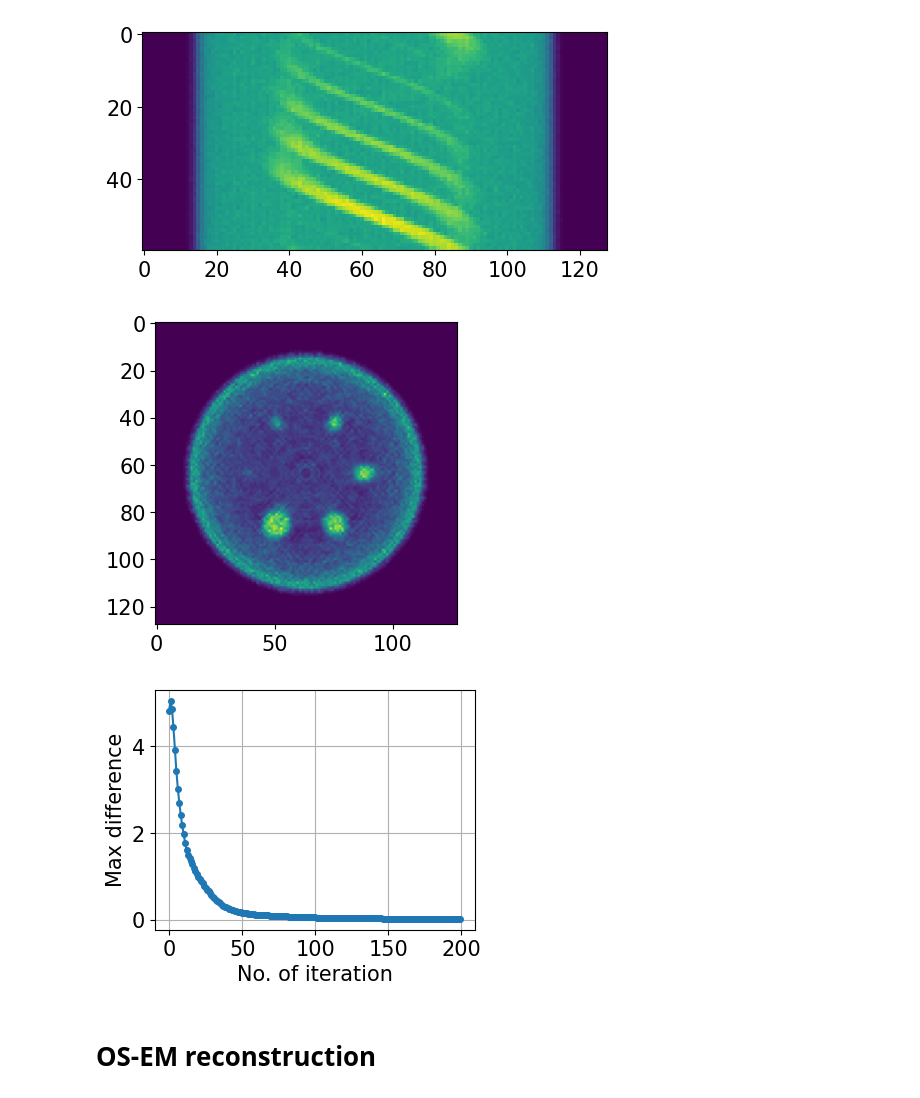
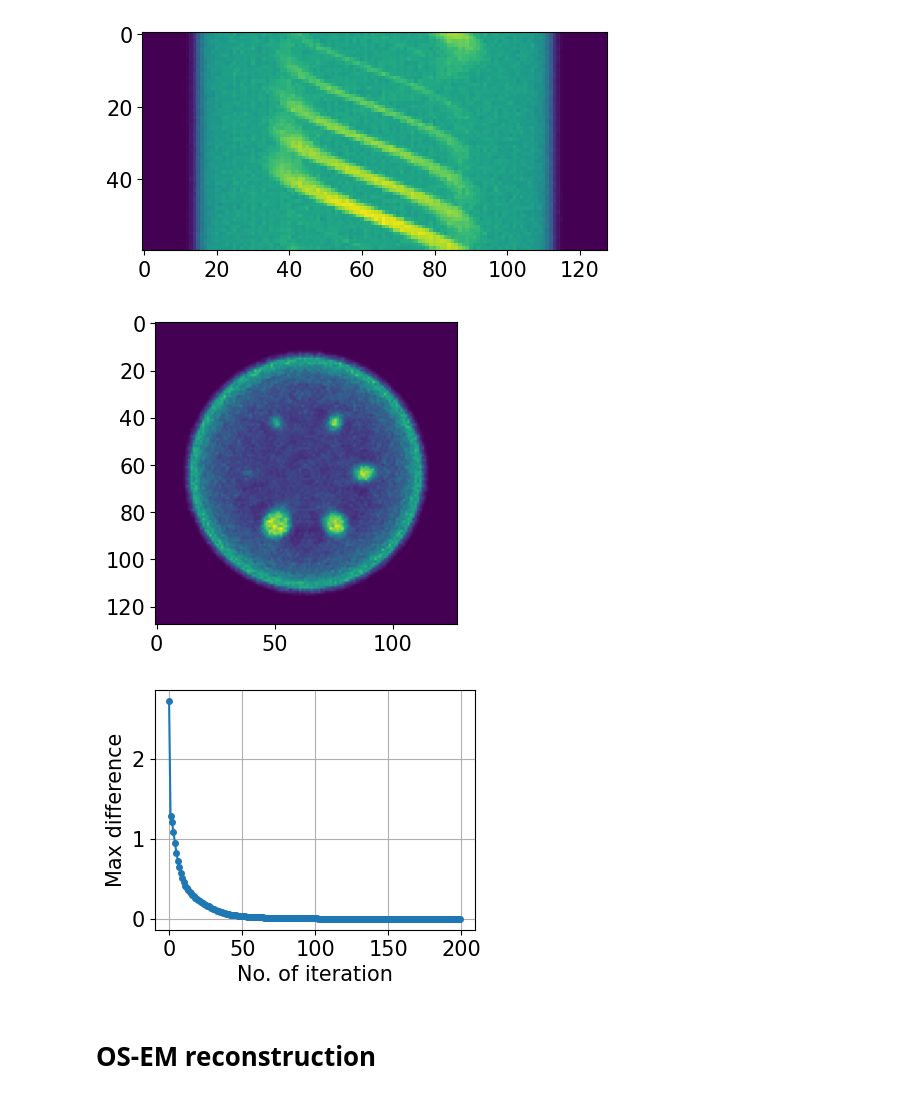
Before and after one commit to dachengx/MedPhys-recon, a Jupyter notebook: spect.ipynb, the cells around one changed output. Cells and saved outputs as stored; diff of their text form; code cells hidden in the pictures.

```diff
--- a/spect.ipynb
+++ b/spect.ipynb
@@ -25,2 +34,9 @@ X_pixels, Y_pixels = np.meshgrid(x_pixels, x_pixels)
+# %%
+hotr = np.arange(8, 48 + 1, 8)
+# %%
+vali = [np.sqrt((X_pixels - hotxy[j][0]) ** 2 + (Y_pixels - hotxy[j][1]) ** 2) < hotr[j] for j in range(6)]
+bkgvali = np.sqrt(X_pixels ** 2 + Y_pixels ** 2) < 15 * image['width']
 # %% [markdown]
 # Transformation matrix
+# %%
+x_num = np.array([[1, image['pixels']]]).T
@@ -51,4 +212,9 @@ m = trans_matrix()
 # %%
+method = 'delta'
+method = 'Siddon'
+
+m = trans_matrix(method='Siddon')
+
 plt.imshow(m, norm=LogNorm(vmin=0.5, vmax=2.0))
 plt.show()
 # %% [output]
@@ -74,24 +240,24 @@ for i in tqdm(range(200)):
     if d_list[-1] < 1e-3:
         break
 # %%
-gray = f_list[-1].reshape((image['pixels'], image['pixels']))
-plt.imshow(gray)
+gray = f_list[-1].reshape((image['pixels'], image['pixels']))[::-1, ::-1]
+plt.imshow(gray[::-1, ::-1])
 plt.show()
 
 fig = plt.figure(figsize=(4, 3))
 # fig.tight_layout()
 gs = gridspec.GridSpec(1, 1, figure=fig, left=0.15, right=0.95, top=0.95, bottom=0.15, wspace=0.3, hspace=0.3)
 ax = fig.add_subplot(gs[0, 0])
 # ax.scatter(np.arange(len(d_list)), d_list, s=2.0)
 ax.plot(np.arange(len(d_list)), d_list, 'o-', markersize=4.0)
 ax.grid()
 ax.set_xlabel('No. of iteration')
 ax.set_ylabel('Max difference')
 
 plt.show()
 # %% [output]
 [figure]
-[figure, old version]
+[figure, new version]
 # %%
 gray.astype('float32').tofile('result')
 # %% [markdown]
```
Also changed, not shown: parts of 15 cells of this notebook, 1 other file.
